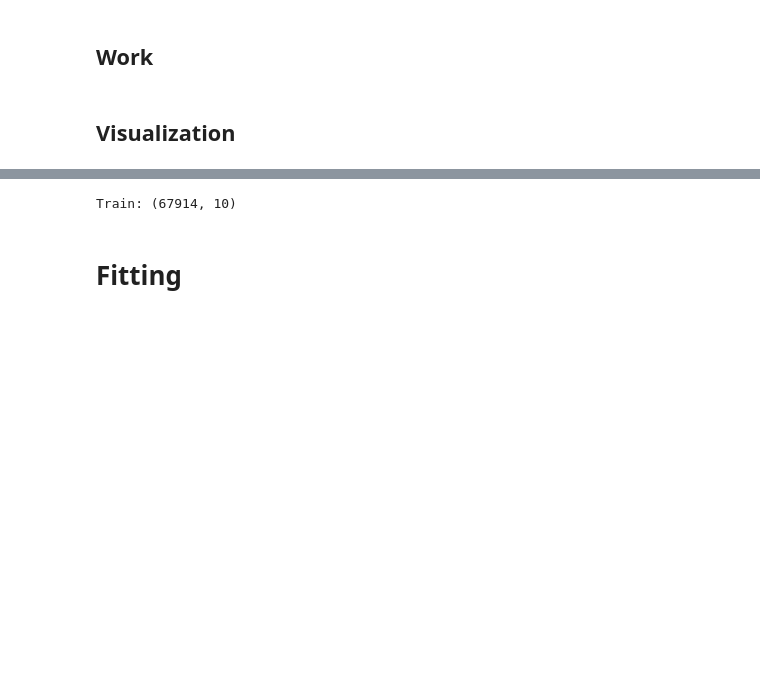
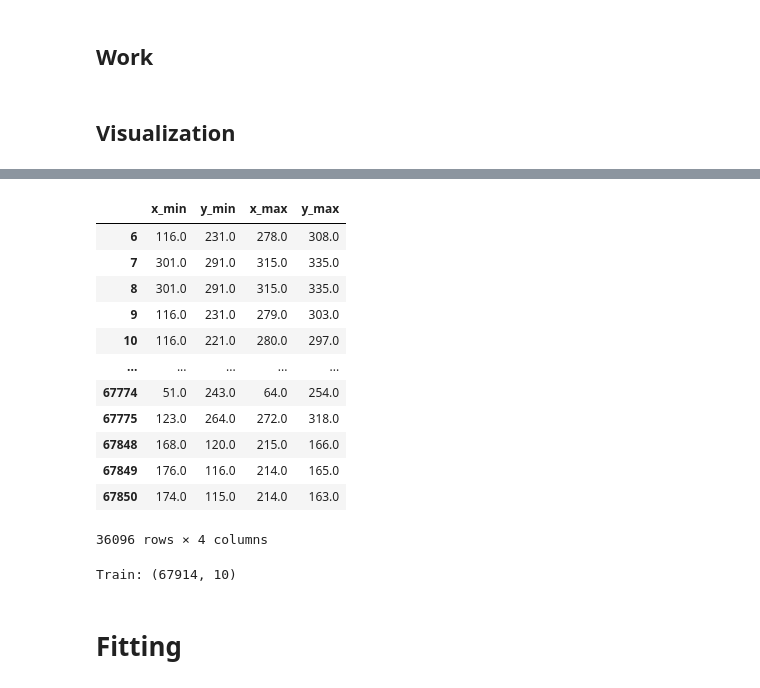
Before and after one commit to ShinAnase/VinBigData, a Jupyter notebook: mainFasterRCNN.ipynb, the cells around one changed output, grey strips where cells are left out. Saved outputs shown, nothing was run; the diff lists cells and outputs as text; code cells hidden in the pictures; blank space fills up the shorter version.

```diff
--- a/mainFasterRCNN.ipynb
+++ b/mainFasterRCNN.ipynb
@@ -147,6 +147,11 @@ def preprocessing(param, train):
     trainFeature["class_id"] = trainFeature["class_id"] + 1
     trainFeature.loc[trainFeature["class_id"] == 15, ["class_id"]] = 0
 
+    #BOXの大きさを調整（x_min, y_min, x_max, y_max）
+    trainFeature.loc[trainFeature.class_id != 0, ["x_min", "y_min", "x_max", "y_max"]] = \
+        trainFeature.loc[trainFeature.class_id != 0, ["x_min", "y_min", "x_max", "y_max"]]*RESIZERATE
+    trainFeature.loc[trainFeature.class_id != 0, ["x_min", "y_min", "x_max", "y_max"]] = \
+        trainFeature.loc[trainFeature.class_id != 0, ["x_min", "y_min", "x_max", "y_max"]].round()
 
     return trainFeature
 # %% [markdown]
@@ -168,6 +173,22 @@ trainVsl.head(5)
 | 2 | 50a418190bc3fb1ef1633bf9678929b3 | No finding | 0 | R16 | 0.0 | 0.0 | 1.0 | 1.0 | 2580 | 2332 |
 | 3 | 21a10246a5ec7af151081d0cd6d65dc9 | No finding | 0 | R7 | 0.0 | 0.0 | 1.0 | 1.0 | 3159 | 2954 |
 | 4 | 21a10246a5ec7af151081d0cd6d65dc9 | No finding | 0 | R13 | 0.0 | 0.0 | 1.0 | 1.0 | 3159 | 2954 |
+# %%
+trainVsl.loc[trainVsl.class_id != 0, ["x_min", "y_min", "x_max", "y_max"]]
+# %% [output]
+|  | x_min | y_min | x_max | y_max |
+| 6 | 116.0 | 231.0 | 278.0 | 308.0 |
+| 7 | 301.0 | 291.0 | 315.0 | 335.0 |
+| 8 | 301.0 | 291.0 | 315.0 | 335.0 |
+| 9 | 116.0 | 231.0 | 279.0 | 303.0 |
+| 10 | 116.0 | 221.0 | 280.0 | 297.0 |
+| ... | ... | ... | ... | ... |
+| 67774 | 51.0 | 243.0 | 64.0 | 254.0 |
+| 67775 | 123.0 | 264.0 | 272.0 | 318.0 |
+| 67848 | 168.0 | 120.0 | 215.0 | 166.0 |
+| 67849 | 176.0 | 116.0 | 214.0 | 165.0 |
+| 67850 | 174.0 | 115.0 | 214.0 | 163.0 |
+36096 rows × 4 columns
 # %%
 print("Train: "+ str(trainVsl.shape))
 # %% [output]
```
Also changed, not shown: parts of 2 cells of this notebook.
